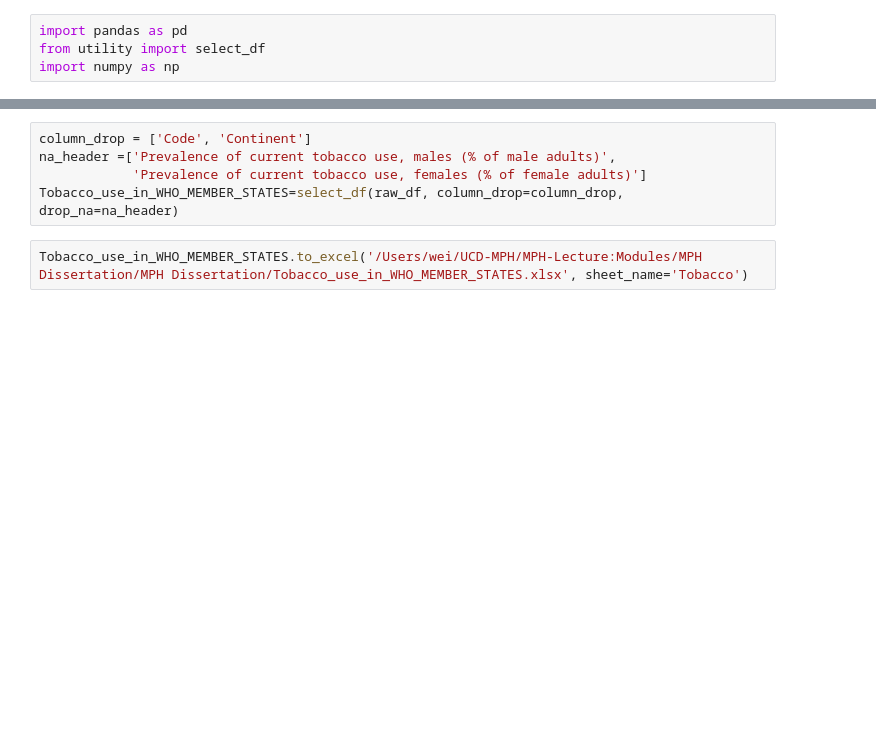
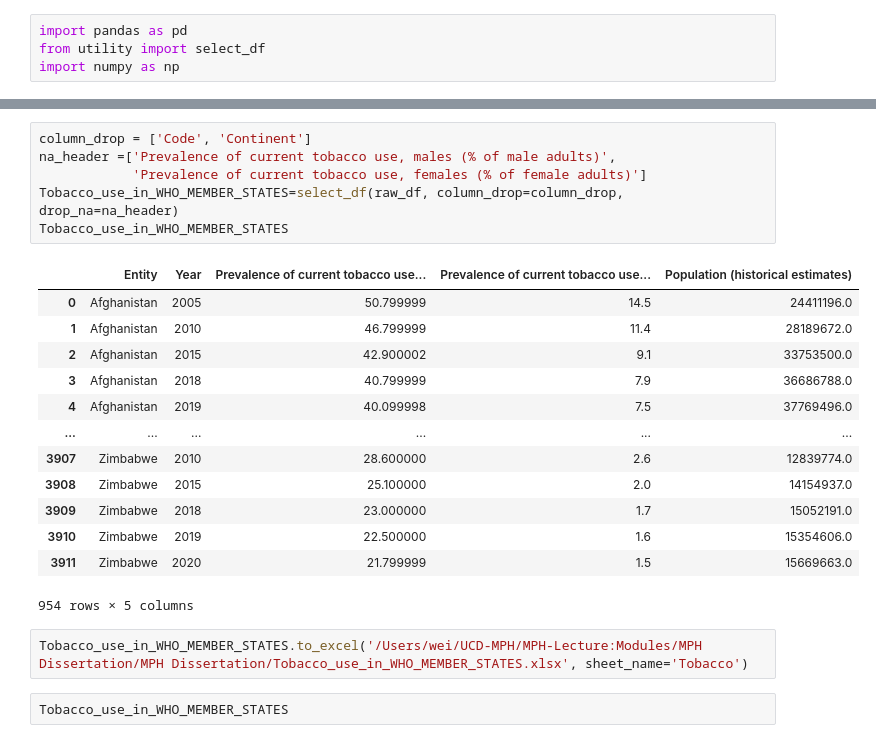
Before and after one commit to WeiJanChang/fctc_eval, a Jupyter notebook: notebook/prevalence of current tobacco use between Males and Females.ipynb, the cells around one changed output, grey strips where cells are left out. Drawn from its saved outputs; the diff is of its cells as text; blank space fills up the shorter version.

```diff
--- a/notebook/prevalence of current tobacco use between Males and Females.ipynb
+++ b/notebook/prevalence of current tobacco use between Males and Females.ipynb
@@ -249,7 +290,24 @@ The autoreload extension is already loaded. To reload it, use:
 # %%
 column_drop = ['Code', 'Continent']
 na_header =['Prevalence of current tobacco use, males (% of male adults)',
             'Prevalence of current tobacco use, females (% of female adults)']
 Tobacco_use_in_WHO_MEMBER_STATES=select_df(raw_df, column_drop=column_drop, drop_na=na_header)
+Tobacco_use_in_WHO_MEMBER_STATES
+# %% [output]
+|  | Entity | Year | Prevalence of current tobacco use... | Prevalence of current tobacco use... | Population (historical estimates) |
+| 0 | Afghanistan | 2005 | 50.799999 | 14.5 | 24411196.0 |
+| 1 | Afghanistan | 2010 | 46.799999 | 11.4 | 28189672.0 |
+| 2 | Afghanistan | 2015 | 42.900002 | 9.1 | 33753500.0 |
+| 3 | Afghanistan | 2018 | 40.799999 | 7.9 | 36686788.0 |
+| 4 | Afghanistan | 2019 | 40.099998 | 7.5 | 37769496.0 |
+| ... | ... | ... | ... | ... | ... |
+| 3907 | Zimbabwe | 2010 | 28.600000 | 2.6 | 12839774.0 |
+| 3908 | Zimbabwe | 2015 | 25.100000 | 2.0 | 14154937.0 |
+| 3909 | Zimbabwe | 2018 | 23.000000 | 1.7 | 15052191.0 |
+| 3910 | Zimbabwe | 2019 | 22.500000 | 1.6 | 15354606.0 |
+| 3911 | Zimbabwe | 2020 | 21.799999 | 1.5 | 15669663.0 |
+954 rows × 5 columns
 # %%
 Tobacco_use_in_WHO_MEMBER_STATES.to_excel('/Users/wei/UCD-MPH/MPH-Lecture:Modules/MPH Dissertation/MPH Dissertation/Tobacco_use_in_WHO_MEMBER_STATES.xlsx', sheet_name='Tobacco')
+# %%
+Tobacco_use_in_WHO_MEMBER_STATES
```
Also changed, not shown: parts of 9 cells of this notebook, 3 other files.
